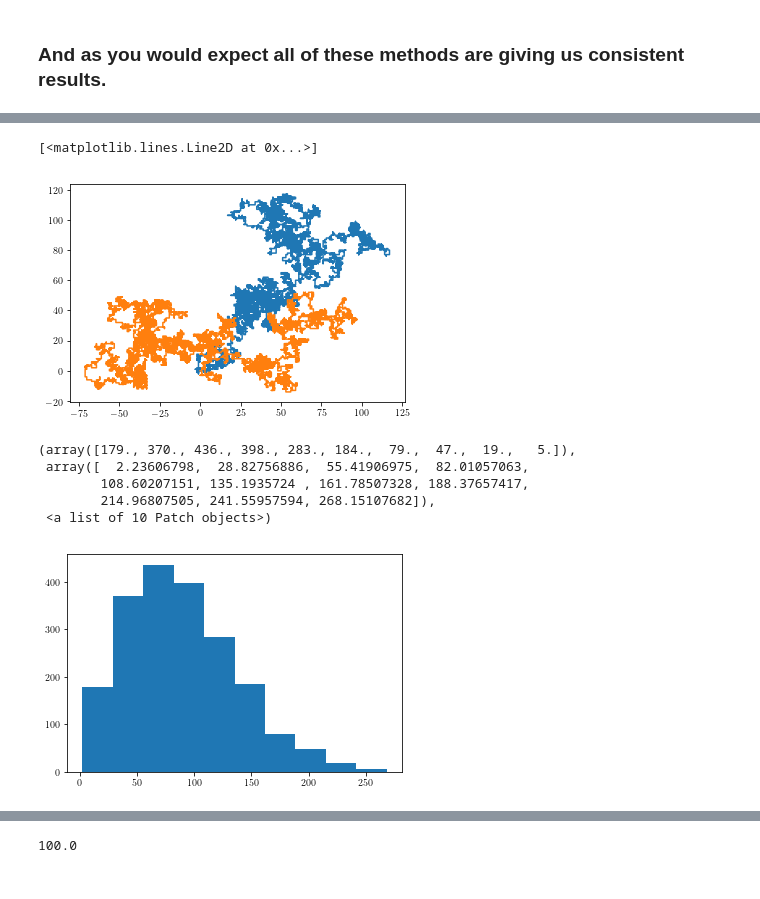
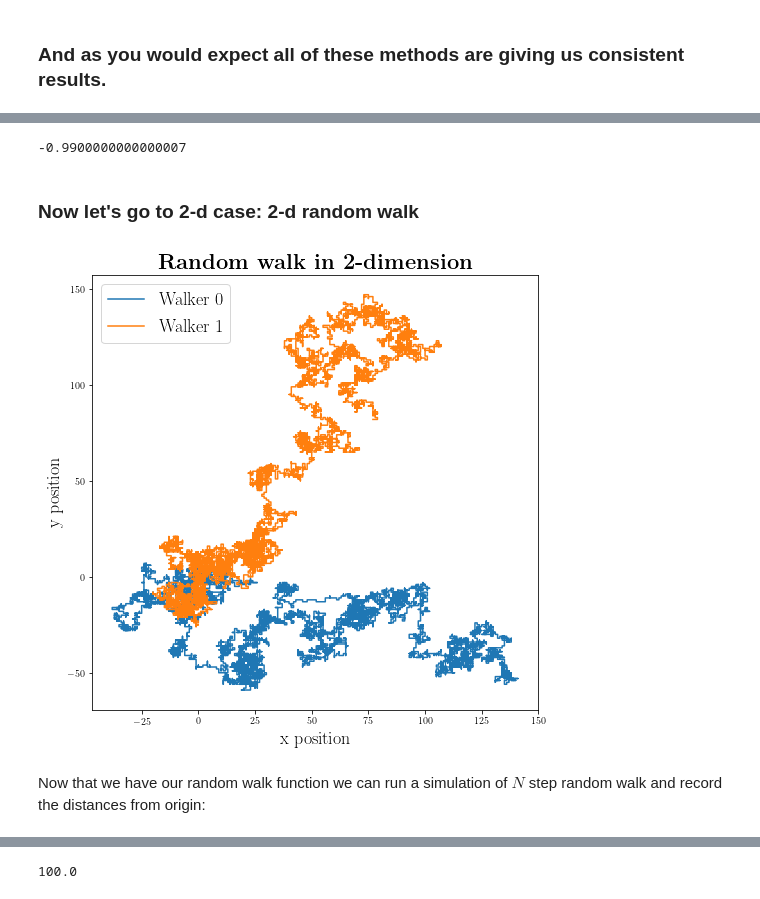
Before and after one commit to abtinshahidi/Foundation_applied_machine_learning, a Jupyter notebook: notebooks/week3/week3.ipynb, the cells around one changed output, grey strips where cells are left out. Drawn from its saved outputs; the diff is of its cells as text; code cells hidden in the pictures.

```diff
--- a/notebooks/week3/week3.ipynb
+++ b/notebooks/week3/week3.ipynb
@@ -510,5 +572,19 @@ np.pi/2-1
+# %%
+min_finder(f, n=100)[-1]
+# %% [output]
+-0.9900000000000007
+# %% [markdown]
+### Now let's go to 2-d case: 2-d random walk
 # %%
 def random_walk_2d(n):
+    """2-d random walk function
+    INPUT:
+         n (int): number of steps to take
+
+    OUTPUT:
+         positions_dic (dic): A dictionary which contains am array of x and y values and
+         the keys are "x" and "y"
+    """
     x,y = 0, 0
     import random
     positions_dic={}
@@ -523,14 +599,27 @@ def random_walk_2d(n):
 # %%
 N = 10000
 
-positions=random_walk_2d(N)
-positions1=random_walk_2d(N)
+positions_walker_0=random_walk_2d(N)
+positions_walker_1=random_walk_2d(N)
-# %%
-plt.plot(positions["x"], positions["y"])
-plt.plot(positions1["x"], positions1["y"])
-# %% [output]
-[<matplotlib.lines.Line2D at 0x...>]
-[figure, removed]
+# %%
+fig_2d_rw = plt.figure(figsize=(8,8))
+
+plt.plot(positions_walker_0["x"], positions_walker_0["y"], label="Walker 0")
+plt.plot(positions_walker_1["x"], positions_walker_1["y"], label="Walker 1")
+
+plt.title(r"\textbf{Random walk in 2-dimension}", fontsize=22)
+
+plt.xlabel(r"x position", fontsize=18)
+plt.ylabel(r"y position", fontsize=18)
+
+plt.legend(fontsize=18, markerscale=10)
+
+
+plt.show()
+# %% [output]
+[figure, added]
+# %% [markdown]
+Now that we have our random walk function we can run a simulation of $N$ step random walk and record the distances from origin:
 # %%
 Number_of_simulations = 2000
 distance=np.zeros(Number_of_simulations)
@@ -540,12 +629,3 @@ Number_of_walks_in_each_simulation = 10000
 for i in range(Number_of_simulations):
     positions=random_walk_2d(Number_of_walks_in_each_simulation)
     distance[i]=np.sqrt(positions["x"][-1]**2+positions["y"][-1]**2)
-# %%
-plt.hist(distance)
-# %% [output]
-(array([179., 370., 436., 398., 283., 184.,  79.,  47.,  19.,   5.]),
- array([  2.23606798,  28.82756886,  55.41906975,  82.01057063,
-        108.60207151, 135.1935724 , 161.78507328, 188.37657417,
-        214.96807505, 241.55957594, 268.15107682]),
- <a list of 10 Patch objects>)
-[figure, removed]
```
Also changed, not shown: parts of 34 cells of this notebook, 3 other files.
